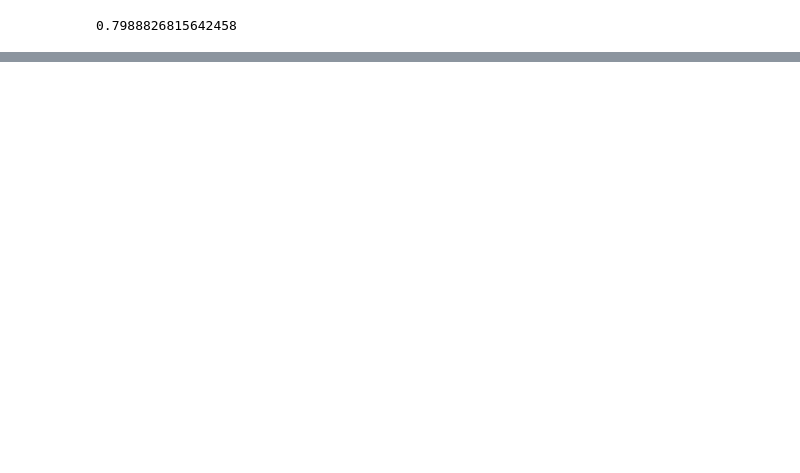
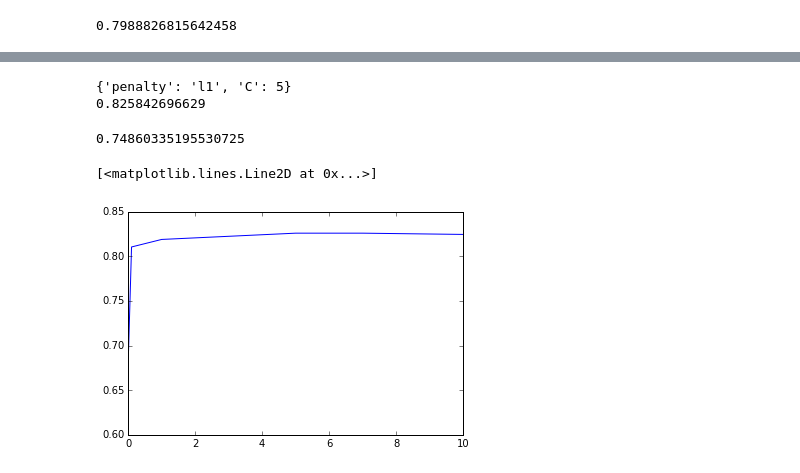
Before and after one commit to mrbazzik/ML-tasks, a Jupyter notebook: Titanic/scripts/Titanic.ipynb, the cells around one changed output, grey strips where cells are left out. Cells and saved outputs as stored; diff of their text form; code cells hidden in the pictures; blank space fills up the shorter version.

```diff
--- a/Titanic/scripts/Titanic.ipynb
+++ b/Titanic/scripts/Titanic.ipynb
@@ -324,0 +435,10 @@ gs.score(x_test,y_test)
+# %%
+ada_cls = AdaBoostClassifier(base_estimator=None, n_estimators=1000, learning_rate=1.0, algorithm='SAMME.R', random_state=seeed)
+params={
+    ##"n_estimators": [10,50,100,200,500,1000],
+    "learning_rate": [0.0001,0.0003,0.001,0.003,0.01,0.03,0.1,0.3,1,3,10]
+}
+gs = GridSearchCV(ada_cls, params, scoring=None, loss_func=None, score_func=None,
+                  fit_params=None, n_jobs=1, iid=True, refit=True, cv=5, verbose=1,
+                  pre_dispatch='2*n_jobs', error_score='raise')
+gs.fit(x_train,y_train)
@@ -324,0 +469,12 @@ gs.score(x_test,y_test)
+# %%
+rg_cls = LogisticRegression(penalty='l2', dual=False, tol=0.0001, C=1.0, fit_intercept=True,
+                            intercept_scaling=1, class_weight=None, random_state=None, solver='liblinear',
+                            max_iter=100, multi_class='ovr', verbose=0)
+params={
+    "penalty": ['l1','l2'],
+    "C": [0.0001,0.001,0.01,0.1,1,5,7,10]
+}
+gs = GridSearchCV(rg_cls, params, scoring=None, loss_func=None, score_func=None,
+                  fit_params=None, n_jobs=1, iid=True, refit=True, cv=5, verbose=1,
+                  pre_dispatch='2*n_jobs', error_score='raise')
+gs.fit(x_train,y_train)
@@ -324,0 +495,25 @@ gs.score(x_test,y_test)
+# %%
+print(gs.best_params_)
+print(gs.best_score_)
+gs.score(x_test,y_test)
+# %% [output]
+{'penalty': 'l1', 'C': 5}
+0.825842696629
+0.74860335195530725
+# %%
+pen=[]
+cs=[]
+errors = []
+stds=[]
+for el in gs.grid_scores_:
+    pen.append(el.parameters['penalty'])
+    cs.append(el.parameters['C'])
+    errors.append(el.mean_validation_score)
+    stds.append(std(el.cv_validation_scores))
+errdf = pd.DataFrame({"pen":pen, "cs": cs, "error": errors, "stds": stds})
+
+errdf = errdf.loc[errdf.pen=='l1',:]
+plot(errdf.cs,errdf.error)
+# %% [output]
+[<matplotlib.lines.Line2D at 0x...>]
+[figure, added]
```
Also changed, not shown: parts of 30 cells of this notebook, 2 other files.
